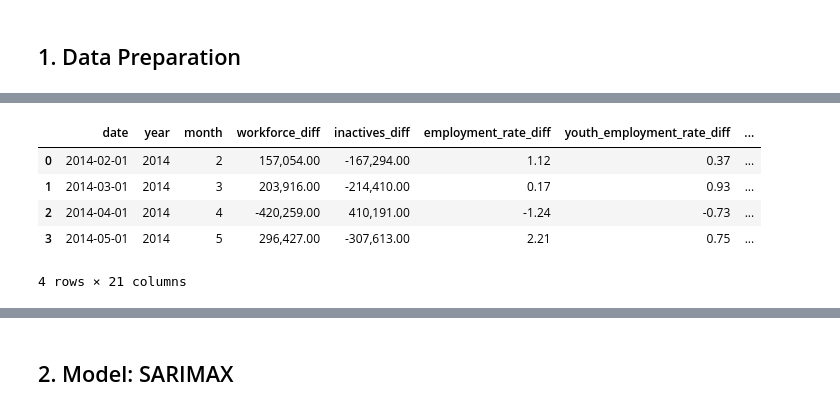
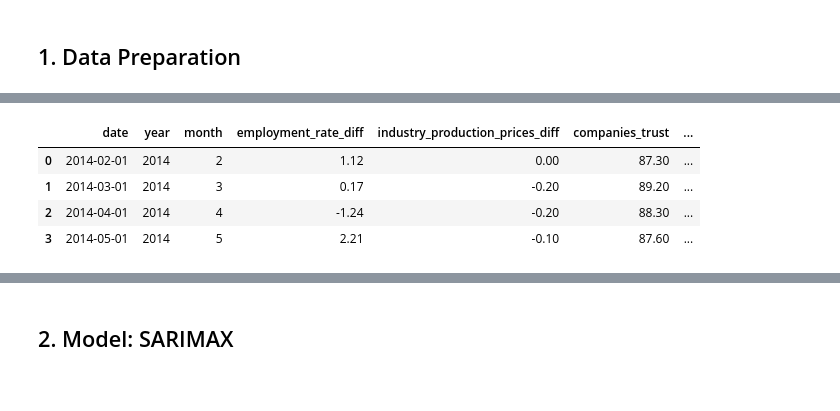
Before and after one commit to Francisscus/Employment_rate_predictor, a Jupyter notebook: 003_SARIMAX_baseline.ipynb, the cells around one changed output, grey strips where cells are left out. Cells and saved outputs as stored; diff of their text form; code cells hidden in the pictures.

```diff
--- a/003_SARIMAX_baseline.ipynb
+++ b/003_SARIMAX_baseline.ipynb
@@ -58,29 +44,32 @@ Index(['date', 'year', 'month', 'workforce_diff', 'inactives_diff',
 # %%
-df_merged_detrended = df_merged_detrended[[ 'date','year', 'month',
-                                             'workforce_diff', 'inactives_diff',
-                                            'employment_rate_diff', 'youth_employment_rate_diff',
-                                            'activity_rate_diff',
+df_merged_detrended = df_merged_detrended[[ 'date',
+                                            'year',
+                                            'month',
+                                            'employment_rate_diff',
                                             'industry_production_prices_diff', 'companies_trust',
-                                            'gasoline_car_price_diff', 'diesel_price_diff', 'GPL_price',
-                                            'diesel_heatining_price_diff',
-                                             'rolling_mean_3m', 'rolling_mean_6m',
-                                             'rolling_mean_12m', 'rolling_std_12m',
-                                             'lag_1m', 'lag_2m', 'lag_3m', #'lag_12m',
-                                            # 'PCA_labour_market_1', 'PCA_labour_market_2',
-                                            # 'PCA_price_energy_1', 'PCA_price_energy_2',
-                                            # 'PCA_macroeconomic_variables_1', 'PCA_macroeconomic_variables_2',
+                                            'rolling_mean_3m',
+                                            'rolling_mean_6m',
+                                            'rolling_mean_12m',
+                                            'rolling_std_12m',
+                                            'lag_1m',
+                                            'lag_2m',
+                                            'lag_3m', #'lag_12m',
+                                            'PCA_labour_market_1',
+                                            'PCA_labour_market_2',
+                                            'PCA_price_energy_1',
+                                            'PCA_price_energy_2',
+                                            'unemployment_rate',
                                             'unemployment_rate_diff'
                                             ]]
 # %%
-X_columns = df_merged_detrended.drop(['unemployment_rate_diff'], axis = 1)
+X_columns = df_merged_detrended.drop(['unemployment_rate','unemployment_rate_diff'], axis = 1)
 X_columns.head(4)
 # %% [output]
-|  | date | year | month | workforce_diff | inactives_diff | employment_rate_diff | youth_employment_rate_diff | ... |
-| 0 | 2014-02-01 | 2014 | 2 | 157,054.00 | -167,294.00 | 1.12 | 0.37 | ... |
-| 1 | 2014-03-01 | 2014 | 3 | 203,916.00 | -214,410.00 | 0.17 | 0.93 | ... |
-| 2 | 2014-04-01 | 2014 | 4 | -420,259.00 | 410,191.00 | -1.24 | -0.73 | ... |
-| 3 | 2014-05-01 | 2014 | 5 | 296,427.00 | -307,613.00 | 2.21 | 0.75 | ... |
+|  | date | year | month | employment_rate_diff | industry_production_prices_diff | companies_trust | ... |
+| 0 | 2014-02-01 | 2014 | 2 | 1.12 | 0.00 | 87.30 | ... |
+| 1 | 2014-03-01 | 2014 | 3 | 0.17 | -0.20 | 89.20 | ... |
+| 2 | 2014-04-01 | 2014 | 4 | -1.24 | -0.20 | 88.30 | ... |
+| 3 | 2014-05-01 | 2014 | 5 | 2.21 | -0.10 | 87.60 | ... |
-4 rows × 21 columns
 # %%
 X_columns['date'] = pd.to_datetime(X_columns['date'])
 X_columns = X_columns.set_index('date')
```
Also changed, not shown: parts of 64 cells of this notebook, 3 other files.
